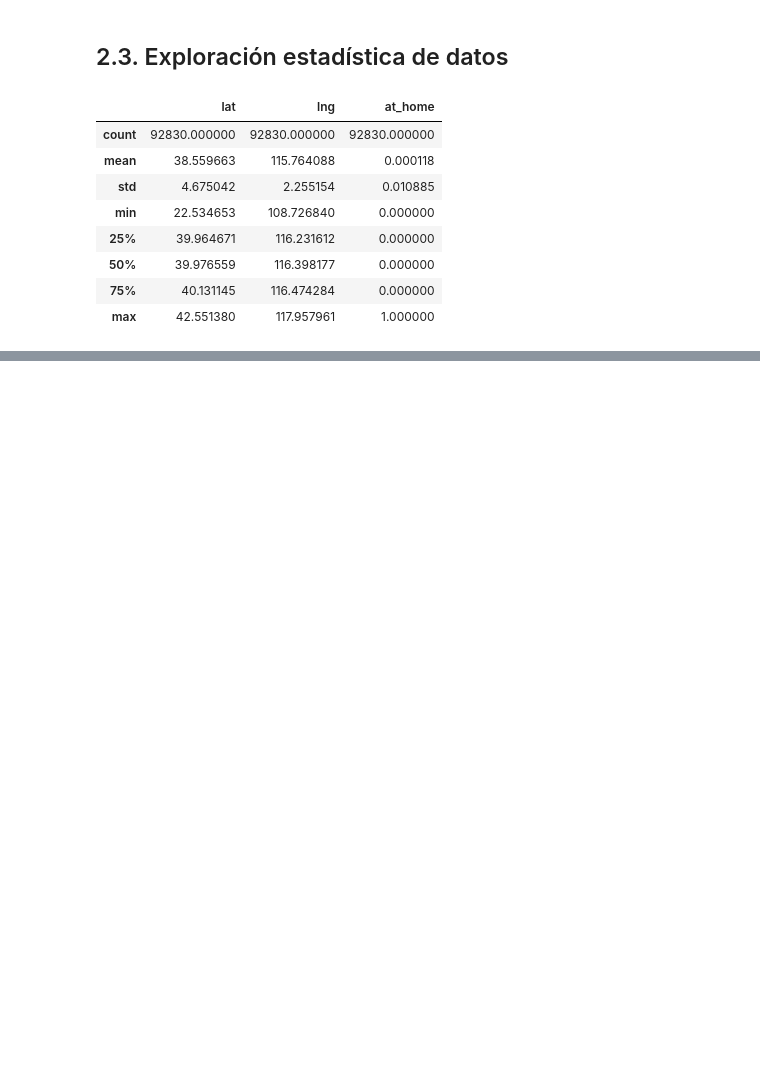
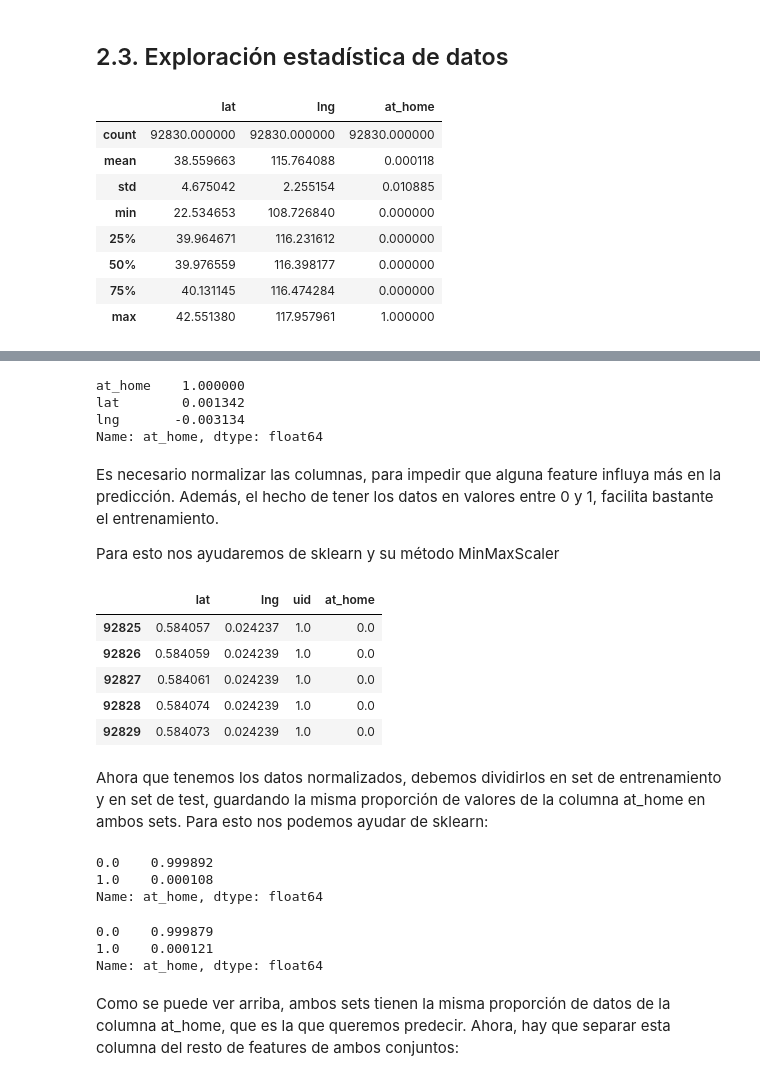
Before and after one commit to alonBM/tfg, a Jupyter notebook: MobyTensorFlow/Use Case/DPM/UC_DMP.ipynb, the cells around one changed output, grey strips where cells are left out. Drawn from its saved outputs; the diff is of its cells as text; code cells hidden in the pictures; blank space fills up the shorter version.

```diff
--- a/MobyTensorFlow/Use Case/DPM/UC_DMP.ipynb
+++ b/MobyTensorFlow/Use Case/DPM/UC_DMP.ipynb
@@ -116,0 +121,35 @@ dtype: int64
+# %%
+correlation_matrix =  df.corr()
+matrix['at_home'].sort_values(ascending=False)
+# %% [output]
+at_home    1.000000
+lat        0.001342
+lng       -0.003134
+Name: at_home, dtype: float64
+# %% [markdown]
+Es necesario normalizar las columnas, para impedir que alguna feature influya más en la predicción. Además, el hecho de tener los datos en valores entre 0 y 1, facilita bastante el entrenamiento.
+
+Para esto nos ayudaremos de sklearn y su método MinMaxScaler
+# %%
+
+## TO_DO: ENCONTRAR MANERA DE PREPROCESAR DATETIMES
+## TO_DO: ENCONTRAR MANERA DE PREPROCESAR DATETIMES
+df_preprocesed = df.drop('datetime', axis = 1)
+## TO_DO: ENCONTRAR MANERA DE PREPROCESAR DATETIMES
+## TO_DO: ENCONTRAR MANERA DE PREPROCESAR DATETIMES
+# %%
+from sklearn.preprocessing import MinMaxScaler
+
+scaler = MinMaxScaler()
+scaled_values = scaler.fit_transform(df_preprocesed)
+df_preprocesed.loc[:,:] = scaled_values
+df_preprocesed.tail()
+# %% [output]
+|  | lat | lng | uid | at_home |
+| 92825 | 0.584057 | 0.024237 | 1.0 | 0.0 |
+| 92826 | 0.584059 | 0.024239 | 1.0 | 0.0 |
+| 92827 | 0.584061 | 0.024239 | 1.0 | 0.0 |
+| 92828 | 0.584074 | 0.024239 | 1.0 | 0.0 |
+| 92829 | 0.584073 | 0.024239 | 1.0 | 0.0 |
+# %% [markdown]
+Ahora que tenemos los datos normalizados, debemos dividirlos en set de entrenamiento y en set de test, guardando la misma proporción de valores de la columna at_home en ambos sets. Para esto nos podemos ayudar de sklearn:
@@ -117 +163,15 @@ dtype: int64
+# %%
+strat_test_set["at_home"].value_counts() / len(strat_test_set)
+# %% [output]
+0.0    0.999892
+1.0    0.000108
+Name: at_home, dtype: float64
+# %%
+strat_train_set["at_home"].value_counts() / len(strat_train_set)
+# %% [output]
+0.0    0.999879
+1.0    0.000121
+Name: at_home, dtype: float64
+# %% [markdown]
+Como se puede ver arriba, ambos sets tienen la misma proporción de datos de la columna at_home, que es la que queremos predecir. Ahora, hay que separar esta columna del resto de features de ambos conjuntos:
 # %%
```
Also changed, not shown: parts of 16 cells of this notebook.
